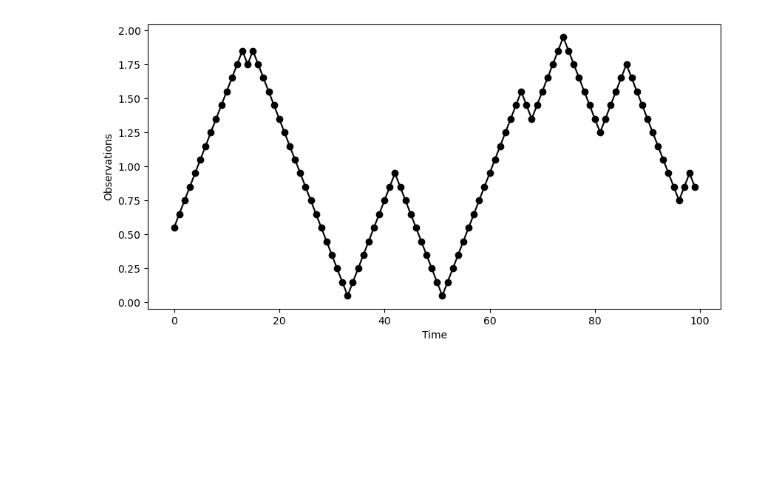
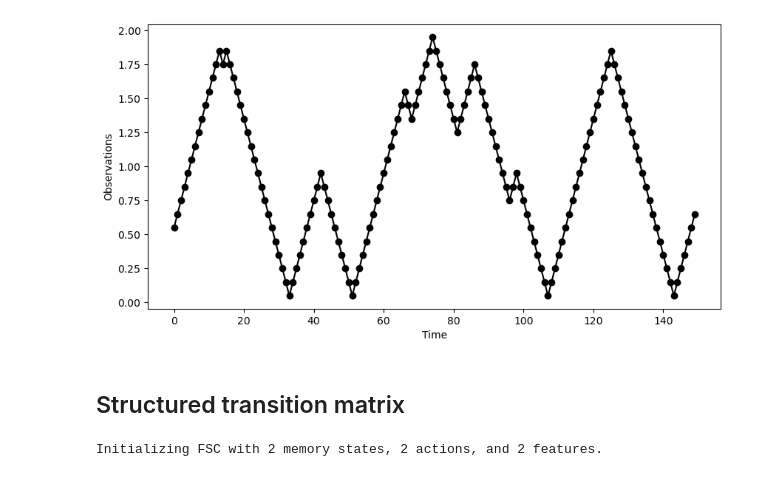
Before and after one commit to giorgionicoletti/InferenceFSCs, a Jupyter notebook: notebooks/FSC_continuous.ipynb, the cells around one changed output. Saved outputs shown, nothing was run; the diff lists cells and outputs as text; code cells hidden in the pictures; blank space fills up the shorter version.

```diff
--- a/notebooks/FSC_continuous.ipynb
+++ b/notebooks/FSC_continuous.ipynb
@@ -349,27 +17,27 @@ class GenerationContinuousObs():
 # %%
-NSteps = 100
-NTraj = 250
+NSteps = 150
+NTraj = 500
 
 rate = 0.1
 mplus = 0.1
 mminus = -0.1
 dt = 1
 y0 = 1
 
 observations = ObsModels.LinearRamps(NTraj, NSteps, rate, mplus, mminus, dt, initial_seed = 0)
 
 features = []
 
 for i in range(NTraj):
     features.append(np.array([np.ones(NSteps), observations[i]]))
 
 
 fig, ax = plt.subplots(1,1, figsize=(10,5))
 ax.plot(observations[0], 'o', label='Trajectory 0', color='black')
 plt.plot(observations[0], color='black', label='Trajectory 0')
 ax.set_xlabel('Time')
 ax.set_ylabel('Observations')
 
 plt.show()
 # %% [output]
-[figure, old version]
+[figure, new version]
@@ -385 +44,20 @@ Psi = np.random.rand(M)
+# %% [markdown]
+## Structured transition matrix
+# %%
+M = 2
+A = 2
+
+F = features[0].shape[0]
+
+ThetaFollowSwitch = np.array([[[[10, 0.01], [0.01, 0.01]],
+                               [[0.01, 0.01], [0.01, 10]]],
+                              [[[0.01, 0.01], [0.01, 10]],
+                               [[10, 0.01], [0.01, 0.01]]]])
+
+
+Psi = np.array([1, 2])
+
+FSC = FSC_ContinuousObs(ThetaFollowSwitch, Psi, verbose = True)
+# %% [output]
+Initializing FSC with 2 memory states, 2 actions, and 2 features.
 # %%
```
Also changed, not shown: parts of 22 cells of this notebook, 6 other files.
